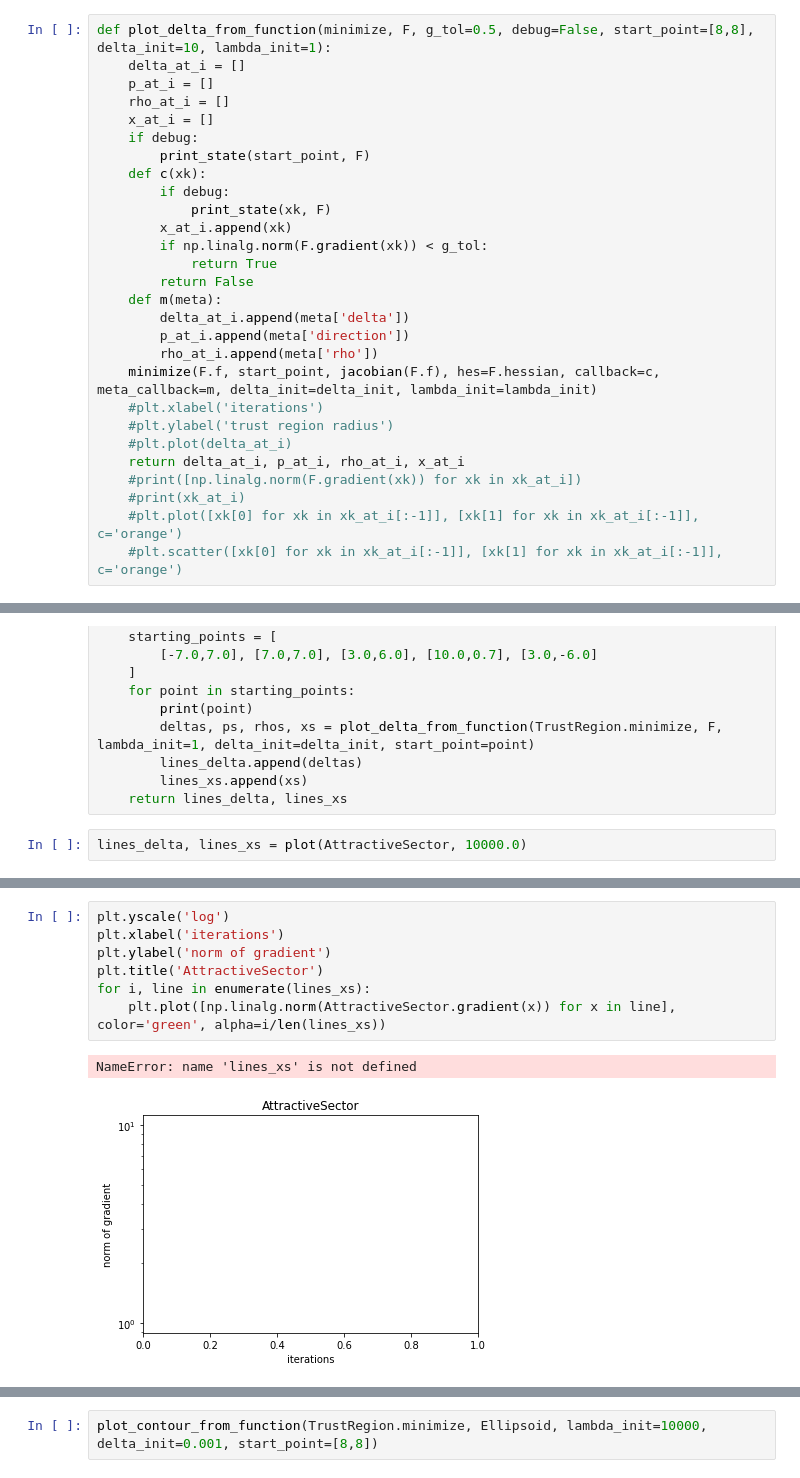
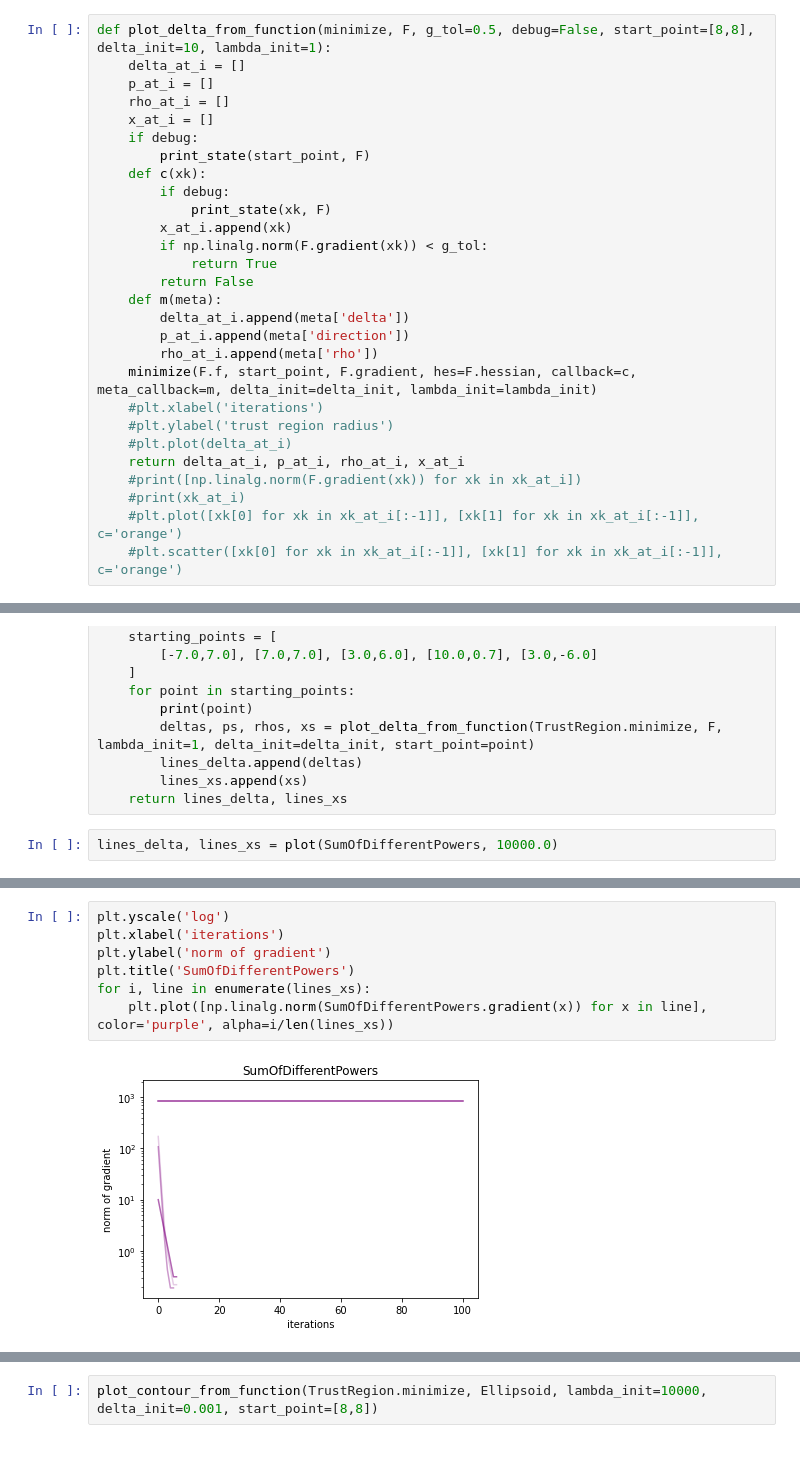
Before and after one commit to Snailed/no-2022-code, a Jupyter notebook: no-assignment-4.ipynb, the cells around one changed output, grey strips where cells are left out. Cells and saved outputs as stored; diff of their text form.

```diff
--- a/no-assignment-4.ipynb
+++ b/no-assignment-4.ipynb
@@ -76,7 +76,7 @@ def plot_delta_from_function(minimize, F, g_tol=0.5, debug=False, start_point=[8
         delta_at_i.append(meta['delta'])
         p_at_i.append(meta['direction'])
         rho_at_i.append(meta['rho'])
-    minimize(F.f, start_point, jacobian(F.f), hes=F.hessian, callback=c, meta_callback=m, delta_init=delta_init, lambda_init=lambda_init)
+    minimize(F.f, start_point, F.gradient, hes=F.hessian, callback=c, meta_callback=m, delta_init=delta_init, lambda_init=lambda_init)
     #plt.xlabel('iterations')
     #plt.ylabel('trust region radius')
     #plt.plot(delta_at_i)
@@ -99,6 +101,6 @@ def plot(F, delta_init):
         lines_xs.append(xs)
     return lines_delta, lines_xs
 # %%
-lines_delta, lines_xs = plot(AttractiveSector, 10000.0)
+lines_delta, lines_xs = plot(SumOfDifferentPowers, 10000.0)
 # %% [output]
 [-7.0, 7.0]
@@ -105,13 +123,12 @@ lines_delta, lines_xs = plot(AttractiveSector, 10000.0)
 # %%
 plt.yscale('log')
 plt.xlabel('iterations')
 plt.ylabel('norm of gradient')
-plt.title('AttractiveSector')
+plt.title('SumOfDifferentPowers')
 for i, line in enumerate(lines_xs):
-    plt.plot([np.linalg.norm(AttractiveSector.gradient(x)) for x in line], color='green', alpha=i/len(lines_xs))
+    plt.plot([np.linalg.norm(SumOfDifferentPowers.gradient(x)) for x in line], color='purple', alpha=i/len(lines_xs))
 # %% [output]
-NameError: name 'lines_xs' is not defined
-[figure, old version]
+[figure, new version]
 # %%
 plt.yscale('log')
 plt.xlabel('iterations')
```
Also changed, not shown: parts of 3 cells of this notebook.
